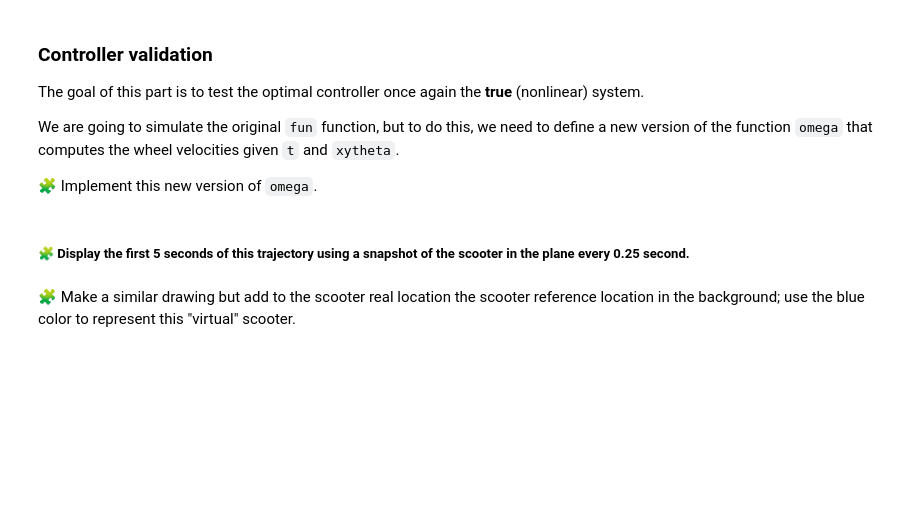
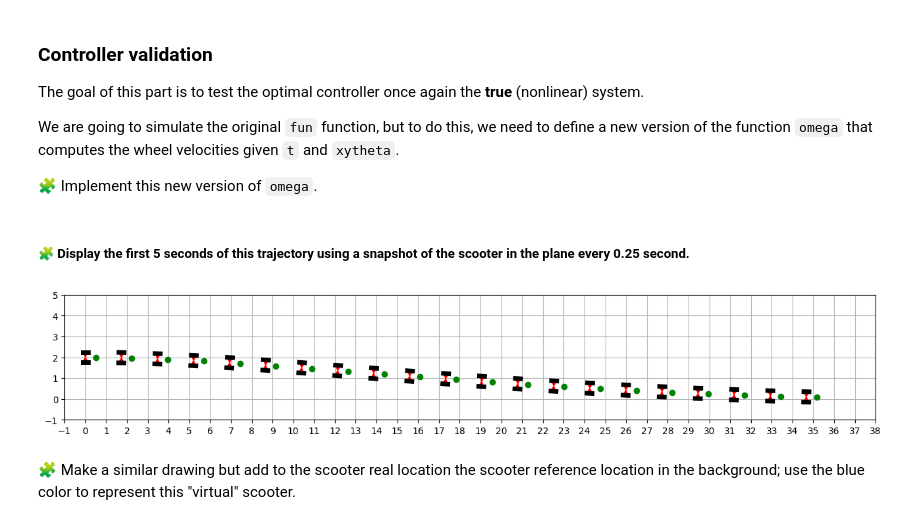
Before and after one commit to Nouamane77/control-engineering-with-python-project-2023-2024, a Jupyter notebook: Project-part-3.ipynb, the cells around one changed output. Cells and saved outputs as stored; diff of their text form; code cells hidden in the pictures; blank space fills up the shorter version.

```diff
--- a/Project-part-3.ipynb
+++ b/Project-part-3.ipynb
@@ -910,4 +927,14 @@ pass
 # %% [markdown]
 ##### 🧩 Display the first 5 seconds of this trajectory using a snapshot of the scooter in the plane every 0.25 second.
+# %%
+t_span=[0,5]
+results = solve_ivp(fun=fun, y0=[0,2,0], t_span=t_span, rtol=1e-6, atol=1e-6, dense_output=True)
+t = arange(0,5.25,0.25)
+sol_t = results["sol"](t)
+draw_arena(-1, 38, -1, 5)
+for x, y, theta in sol_t.T:
+    draw_scooter(x, y, theta)
+# %% [output]
+[figure, added]
 # %% [markdown]
 🧩 Make a similar drawing but add to the scooter real location the scooter reference location in the background; use the blue color to represent this "virtual" scooter.
```
Also changed, not shown: parts of 8 cells of this notebook.
